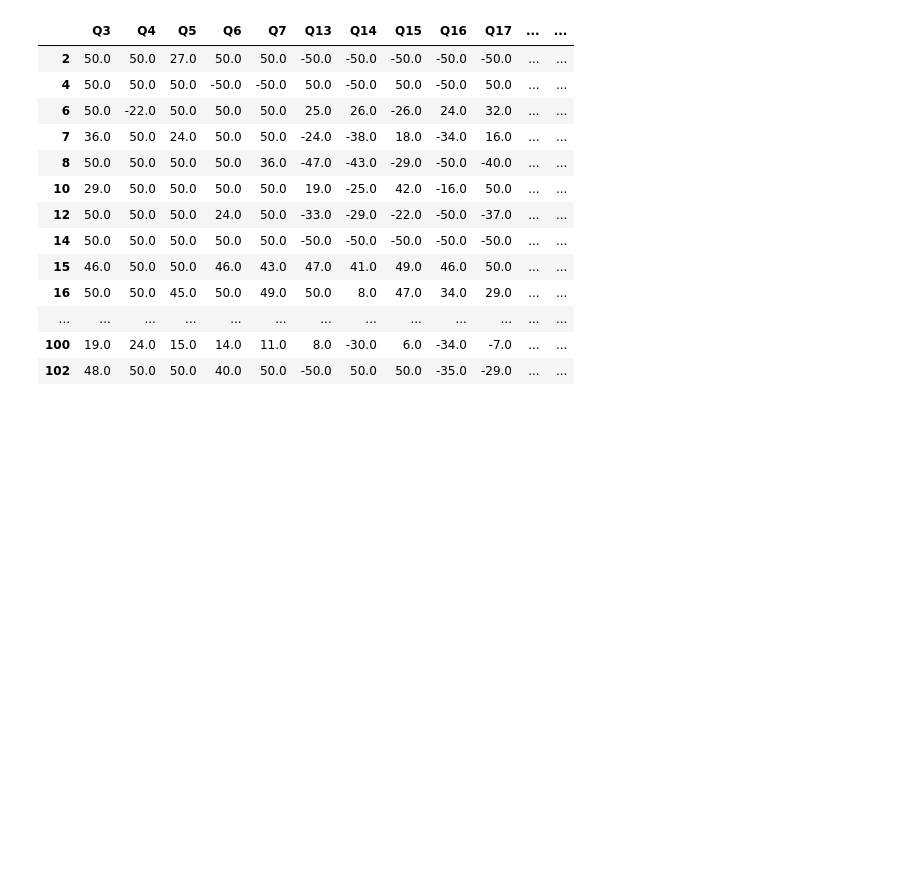
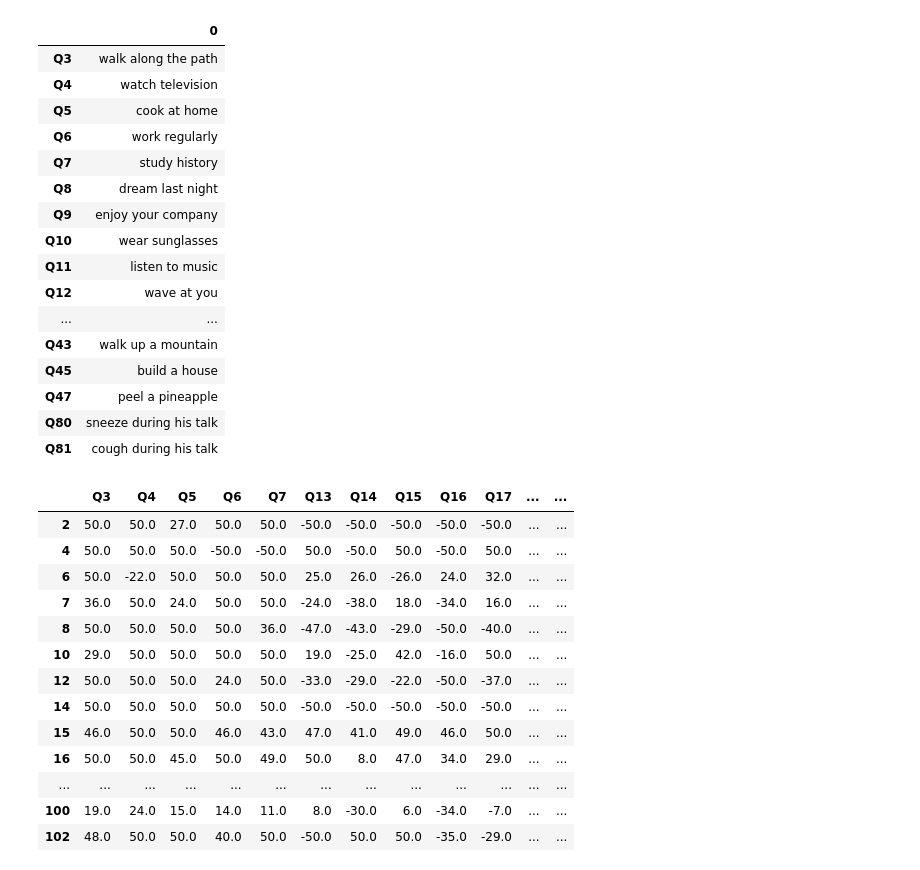
Before and after one commit to patarzynak/beyond-aspectual-class, a Jupyter notebook: GetStarted.ipynb, the cells around one changed output. Drawn from its saved outputs; the diff is of its cells as text; code cells hidden in the pictures; blank space fills up the shorter version.

Commit message:
Add lookup of Q_ID to corresponsing verb phrase

```diff
--- a/GetStarted.ipynb
+++ b/GetStarted.ipynb
@@ -8,6 +8,7 @@ from scipy.stats import zscore
 import numpy as np
 # %%
 df = pd.read_csv('aspect_survey_r.csv')
+lookup = pd.read_csv('lookup_r.csv', index_col=0)
 # %%
 group1 = ['Q3', 'Q4', 'Q5', 'Q6', 'Q7', 'Q13', 'Q14', 'Q15', 'Q16', 'Q17', 'Q23', 'Q24', 'Q25', 'Q29', 'Q31', 'Q33', 'Q35', 'Q37', 'Q40', 'Q42', 'Q44', 'Q46', 'Q48', 'Q81']
 group2 = ['Q8', 'Q9', 'Q10', 'Q11', 'Q12', 'Q18', 'Q19', 'Q20', 'Q21', 'Q22', 'Q26', 'Q27', 'Q28', 'Q30', 'Q32', 'Q34', 'Q36', 'Q38', 'Q39', 'Q41', 'Q43', 'Q45', 'Q47', 'Q80']
@@ -19,6 +20,26 @@ telic_d = ['Q29', 'Q31', 'Q33', 'Q35', 'Q37', 'Q40', 'Q42', 'Q44', 'Q46', 'Q48',
 semel = ['Q80', 'Q81']
 # %%
 df_g1 = df[group1].dropna(how='all')
+# %%
+lookup
+# %% [output]
+|  | 0 |
+| Q3 | walk along the path |
+| Q4 | watch television |
+| Q5 | cook at home |
+| Q6 | work regularly |
+| Q7 | study history |
+| Q8 | dream last night |
+| Q9 | enjoy your company |
+| Q10 | wear sunglasses |
+| Q11 | listen to music |
+| Q12 | wave at you |
+| ... | ... |
+| Q43 | walk up a mountain |
+| Q45 | build a house |
+| Q47 | peel a pineapple |
+| Q80 | sneeze during his talk |
+| Q81 | cough during his talk |
 # %%
 df_g1
 # %% [output]
```
Also changed, not shown: 1 other file.
